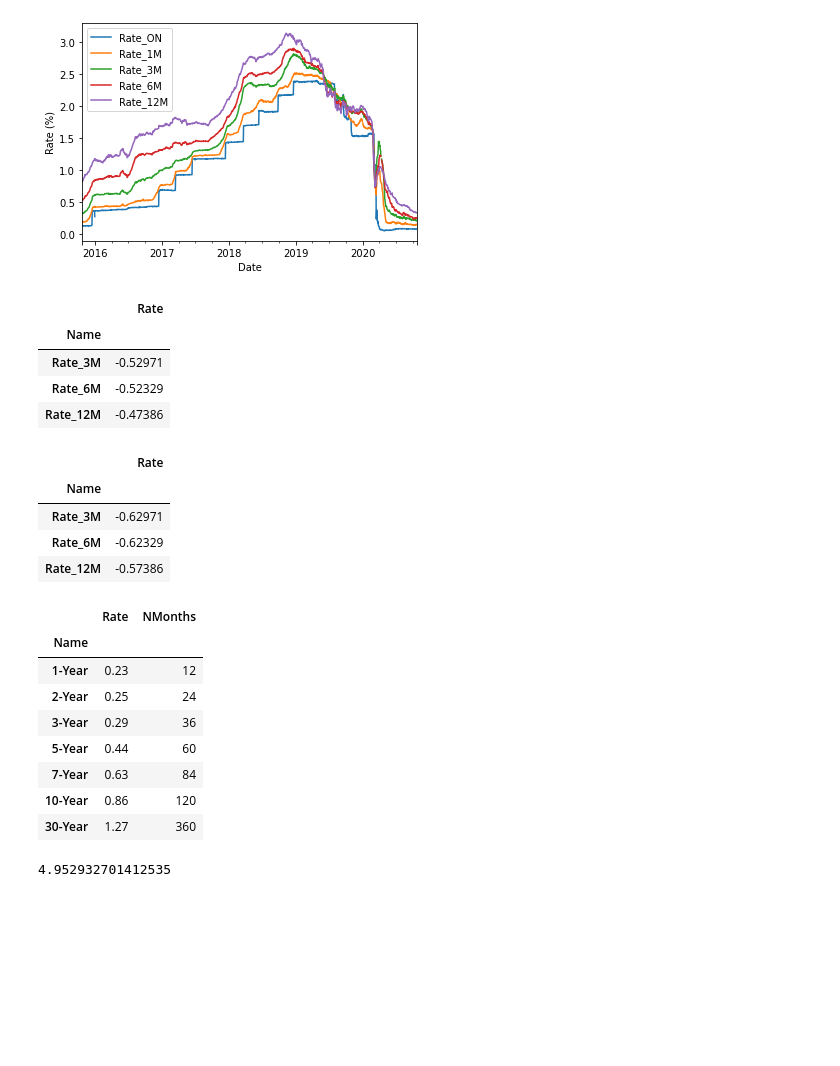
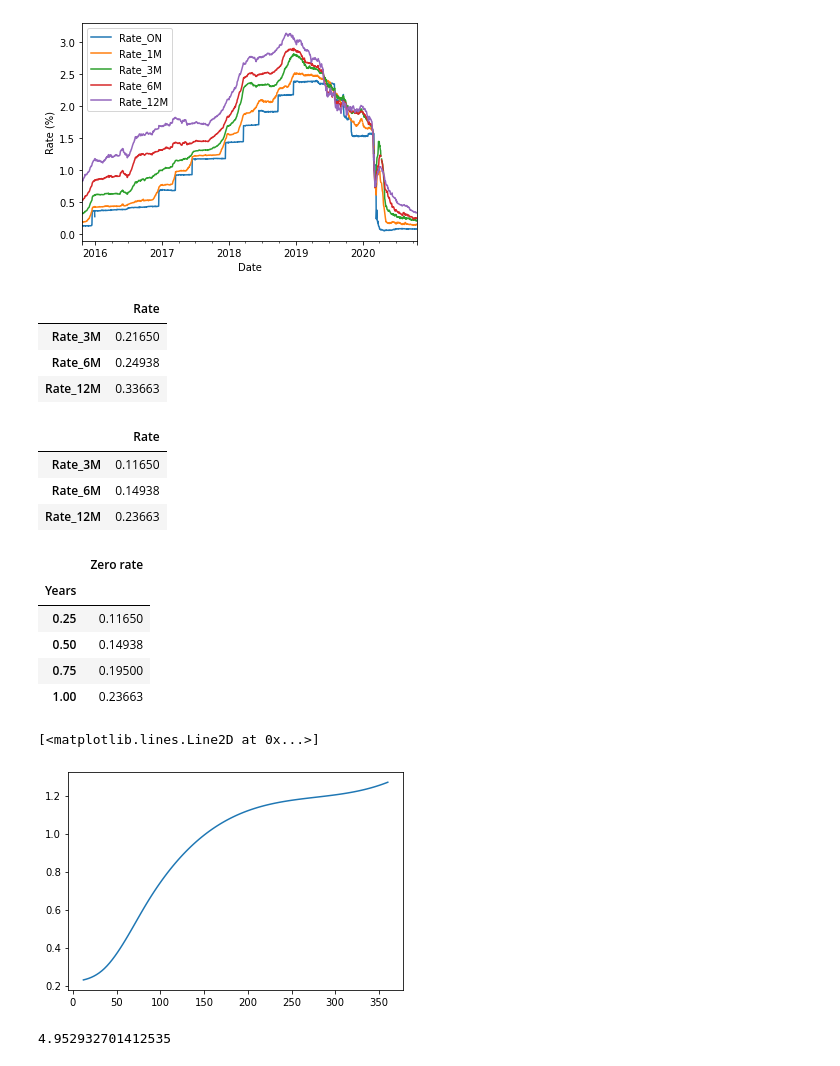
Before and after one commit to WillemJan9519/SPFDM1, a Jupyter notebook: SPFDM 1.ipynb, the cells around one changed output. Saved outputs shown, nothing was run; the diff lists cells and outputs as text; code cells hidden in the pictures; blank space fills up the shorter version.

Commit message:
Added swap interpolation

```diff
--- a/SPFDM 1.ipynb
+++ b/SPFDM 1.ipynb
@@ -32,18 +33,17 @@ Text(0, 0.5, 'Rate (%)')
 # %%
 # Libor rates from ICE
 # https://www.theice.com/marketdata/reports/170
-LIBOR = pd.DataFrame({'Name':['Rate_3M','Rate_6M','Rate_12M'],'Rate':[-0.52971,-0.52329,-0.47386]}).set_index('Name')
+#LIBOR = pd.DataFrame({'Name':['Rate_3M','Rate_6M','Rate_12M'],'Rate':[-0.52971,-0.52329,-0.47386]}).set_index('Name')
 #LIBOR
 # Latest libor rates
 # These are annualized interest rates
-# LIBOR = pd.DataFrame({'Rate':LIBOR.iloc[-1,2:]})
+LIBOR = pd.DataFrame({'Rate':LIBOR.iloc[-1,2:]})
 LIBOR
 # %% [output]
 |  | Rate |
-| Name |  |
-| Rate_3M | -0.52971 |
-| Rate_6M | -0.52329 |
-| Rate_12M | -0.47386 |
+| Rate_3M | 0.21650 |
+| Rate_6M | 0.24938 |
+| Rate_12M | 0.33663 |
 # %%
 # OIS curve, is 0.1% lower than Libor curve assuming fixed spread
 # We bootstrap the OIS for quarterly payments
@@ -51,27 +51,44 @@ OIS = LIBOR -0.1
 OIS
 # %% [output]
 |  | Rate |
-| Name |  |
-| Rate_3M | -0.62971 |
-| Rate_6M | -0.62329 |
-| Rate_12M | -0.57386 |
+| Rate_3M | 0.11650 |
+| Rate_6M | 0.14938 |
+| Rate_12M | 0.23663 |
+# %%
+# OIS is the first part of the zero curve
+zerocurve = pd.DataFrame({'Years':[0.25,0.5,1],'Zero rate':OIS.values.flatten()})
+zerocurve
+
+# Since I do not yet understand how to get the 0.75year rate, plug it in manually
+zerocurve.loc[3] = [0.75,0.195]
+
+zerocurve = zerocurve.set_index('Years').sort_index()
+zerocurve
+# %% [output]
+|  | Zero rate |
+| Years |  |
+| 0.25 | 0.11650 |
+| 0.50 | 0.14938 |
+| 0.75 | 0.19500 |
+| 1.00 | 0.23663 |
 # %%
+# To obtain longer rates we need to bootstrap
 # For bootstrapping we also need the swap rates. These are obtained from
 # http://www.interestrateswapstoday.com/swap-rates.html
-swaprates  =  pd.DataFrame({'Name':['1-Year','2-Year','3-Year','5-Year','7-Year','10-Year','30-Year'],'Rate':[0.230,0.25,0.29,0.44,0.63,0.86,1.270]}).set_index('Name')
-swaprates['NMonths'] = [12,24,36,60,84,120,360]
-#We need to interpolate swaprates to get all intermediate values
-swaprates
+def read_interp_swaprates():
+    swaprates  =  pd.DataFrame({'Name':['1-Year','2-Year','3-Year','5-Year','7-Year','10-Year','30-Year'],'Rate':[0.230,0.25,0.29,0.44,0.63,0.86,1.270]}).set_index('Name')
+    swaprates['NMonths'] = [12,24,36,60,84,120,360]
+    #We need to interpolate swaprates to get all intermediate values
+    to_interpolate = np.arange(12,361,3)
+    # We use cubic interpolation as this generates a much smoother curve
+    interpolated = interp1d(swaprates['NMonths'],swaprates['Rate'],kind='cubic')(to_interpolate)
+    swaprates_interp = pd.DataFrame({'NMonths':to_interpolate,'Swap_Rate':interpolated})
+    return swaprates_interp
+swaprates_interp = read_interp_swaprates()
+plt.plot(swaprates_interp.NMonths, swaprates_interp.Swap_Rate)
 # %% [output]
-|  | Rate | NMonths |
-| Name |  |  |
-| 1-Year | 0.23 | 12 |
-| 2-Year | 0.25 | 24 |
-| 3-Year | 0.29 | 36 |
-| 5-Year | 0.44 | 60 |
-| 7-Year | 0.63 | 84 |
-| 10-Year | 0.86 | 120 |
-| 30-Year | 1.27 | 360 |
+[<matplotlib.lines.Line2D at 0x...>]
+[figure, added]
 # %%
 # Having both libor and swap rates we should be able to bootstrap the zero curve
 # %%
```
Also changed, not shown: parts of 2 cells of this notebook.
